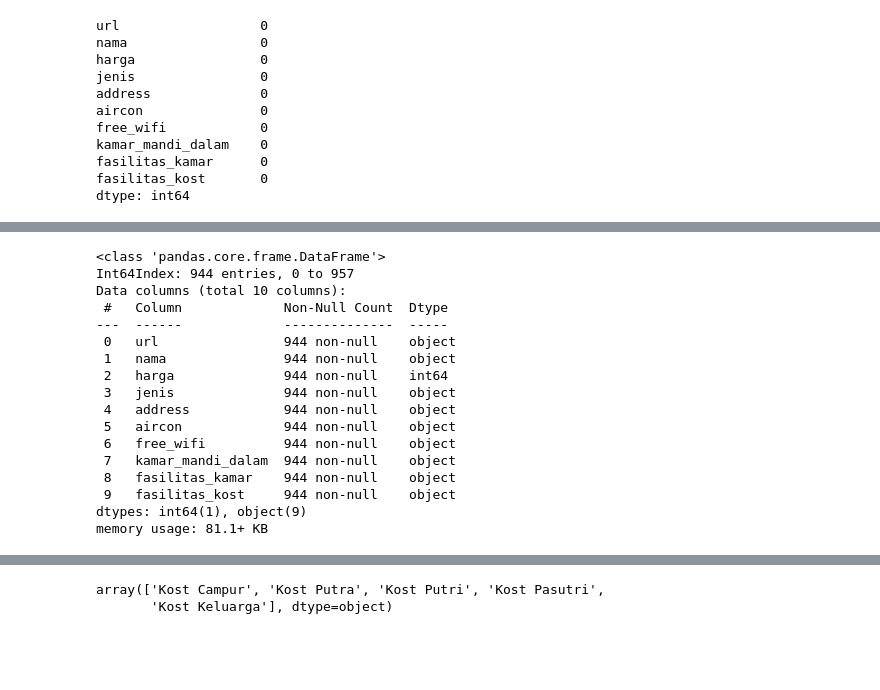
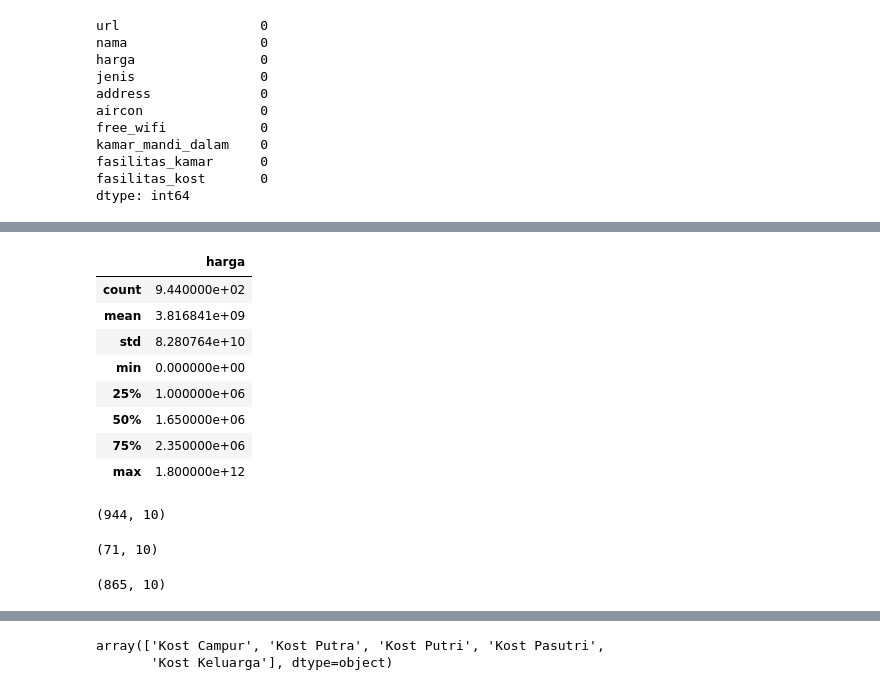
Before and after one commit to IrfanChairurrachman/scrapper, a Jupyter notebook: sewakost_scrapper.ipynb, the cells around one changed output, grey strips where cells are left out. Drawn from its saved outputs; the diff is of its cells as text; code cells hidden in the pictures; blank space fills up the shorter version.

```diff
--- a/sewakost_scrapper.ipynb
+++ b/sewakost_scrapper.ipynb
@@ -169,22 +169,29 @@ df.head()
 | 3 | https://www.sewakost.com/jakarta/... | Hompy Timur Residence | 2700000 | Kost Putri | Tebet Timur Dalam 7B no. 11 | Ya | Ya | Ya | ['Spring Bed', 'Perabot', 'Free W... | ... |
 | 4 | https://www.sewakost.com/jakarta/... | Rumah kontrakan (40m2) Pasutri ba... | 2500000 | Kost Pasutri | Jalan keselamatan 18 RT10/RW03 | Ya | Tidak | Ya | ['AC', 'Kamar Mandi Dalam'] | ... |
 # %%
-df.info()
+df.describe()
 # %% [output]
-<class 'pandas.core.frame.DataFrame'>
-Int64Index: 944 entries, 0 to 957
-Data columns (total 10 columns):
- #   Column             Non-Null Count  Dtype
----  ------             --------------  -----
- 0   url                944 non-null    object
- 1   nama               944 non-null    object
- 2   harga              944 non-null    int64
- 3   jenis              944 non-null    object
- 4   address            944 non-null    object
- 5   aircon             944 non-null    object
- 6   free_wifi          944 non-null    object
- 7   kamar_mandi_dalam  944 non-null    object
- 8   fasilitas_kamar    944 non-null    object
- 9   fasilitas_kost     944 non-null    object
-dtypes: int64(1), object(9)
-memory usage: 81.1+ KB
+|  | harga |
+| count | 9.440000e+02 |
+| mean | 3.816841e+09 |
+| std | 8.280764e+10 |
+| min | 0.000000e+00 |
+| 25% | 1.000000e+06 |
+| 50% | 1.650000e+06 |
+| 75% | 2.350000e+06 |
+| max | 1.800000e+12 |
+# %%
+df.shape
+# %% [output]
+(944, 10)
+# %%
+# Cek harga kos di bawah 10.000
+df[(df['harga']<10000) | (df['harga']>5000000)].shape
+# %% [output]
+(71, 10)
+# %%
+df = df[(df['harga']>10000) & (df['harga']<5000000)]
+
+df.shape
+# %% [output]
+(865, 10)
```
Also changed, not shown: parts of 8 cells of this notebook.
